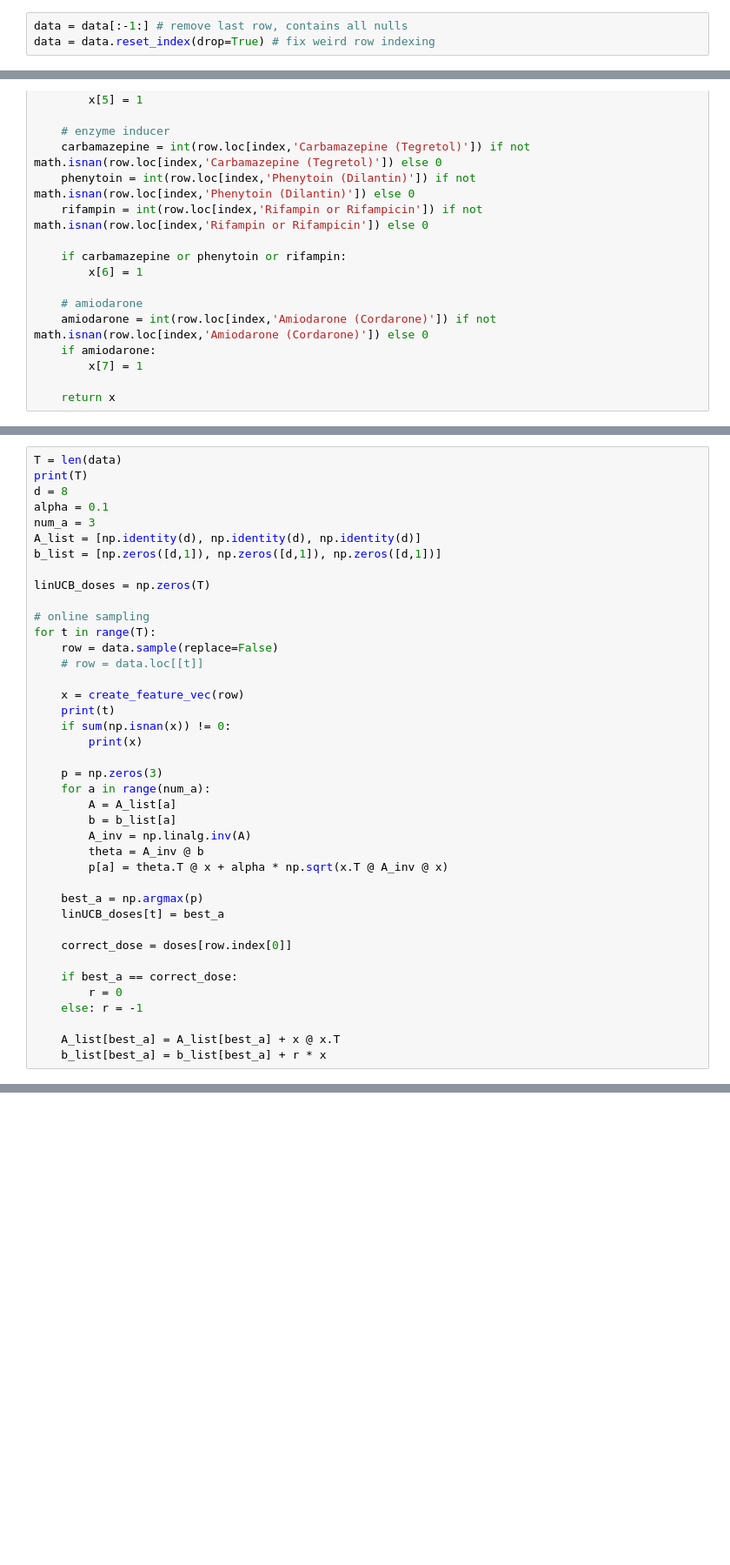
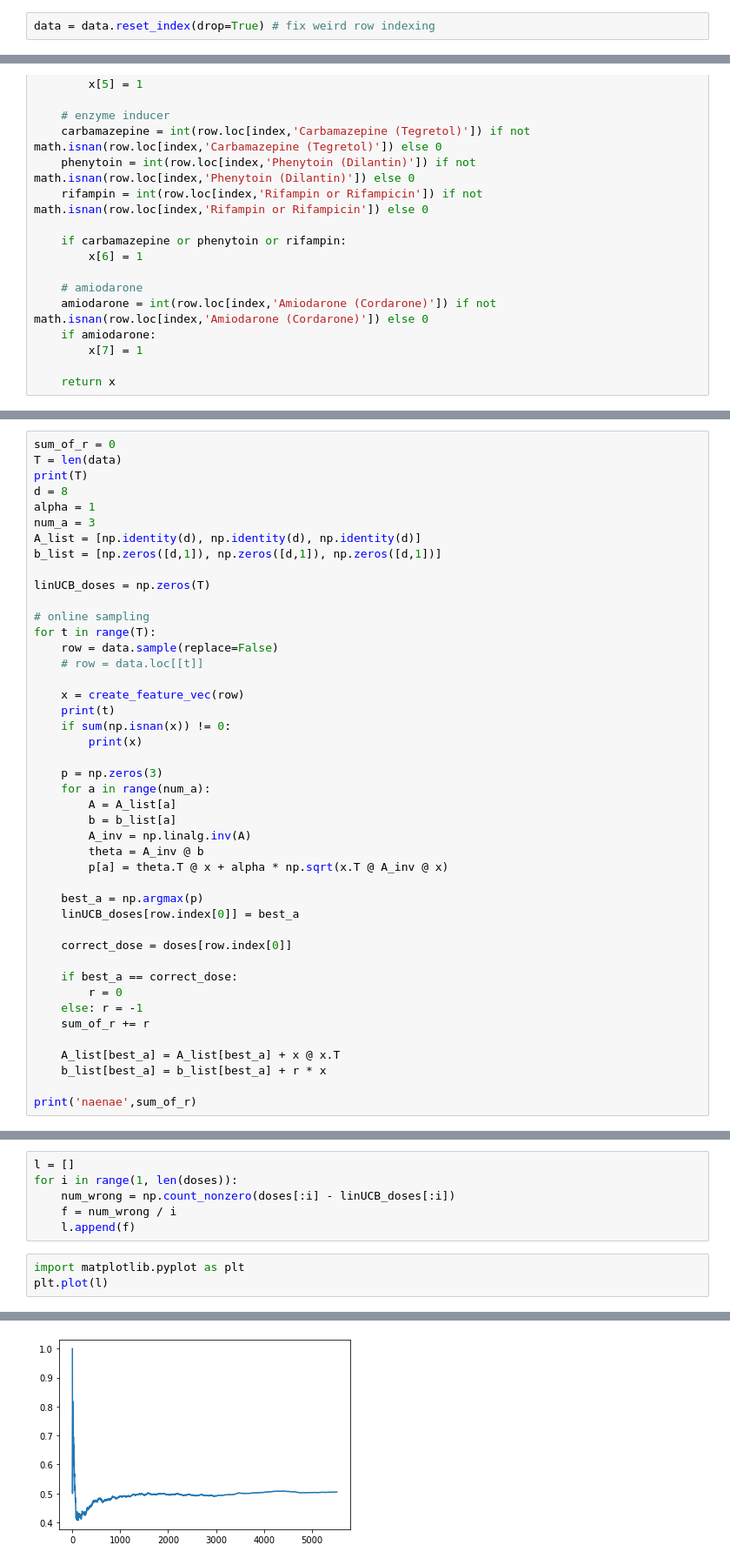
Before and after one commit to gmudel/cs234, a Jupyter notebook: UCB.ipynb, the cells around one changed output, grey strips where cells are left out. Shown at 87% size. Cells and saved outputs as stored; diff of their text form; blank space fills up the shorter version.

```diff
--- a/UCB.ipynb
+++ b/UCB.ipynb
@@ -8,7 +8,6 @@ import numpy as np
 data = pd.read_csv('data/warfarin.csv')
 data = data[data['Therapeutic Dose of Warfarin'].notnull()]
 # %%
-data = data[:-1:] # remove last row, contains all nulls
 data = data.reset_index(drop=True) # fix weird row indexing
 # %%
 def assign_bucket(n):
@@ -72,8 +71,9 @@ print(len(data))
 # %%
+sum_of_r = 0
 T = len(data)
 print(T)
 d = 8
-alpha = 0.1
+alpha = 1
 num_a = 3
 A_list = [np.identity(d), np.identity(d), np.identity(d)]
 b_list = [np.zeros([d,1]), np.zeros([d,1]), np.zeros([d,1])]
@@ -99,14 +99,17 @@ for t in range(T):
         p[a] = theta.T @ x + alpha * np.sqrt(x.T @ A_inv @ x)
 
     best_a = np.argmax(p)
-    linUCB_doses[t] = best_a
+    linUCB_doses[row.index[0]] = best_a
 
     correct_dose = doses[row.index[0]]
 
     if best_a == correct_dose:
         r = 0
     else: r = -1
+    sum_of_r += r
 
     A_list[best_a] = A_list[best_a] + x @ x.T
     b_list[best_a] = b_list[best_a] + r * x
+
+print('naenae',sum_of_r)
 # %% [output]
@@ -134,0 +141,10 @@ Performance of linUCB: 0.3903
+# %%
+l = []
+for i in range(1, len(doses)):
+    num_wrong = np.count_nonzero(doses[:i] - linUCB_doses[:i])
+    f = num_wrong / i
+    l.append(f)
+# %%
+import matplotlib.pyplot as plt
+plt.plot(l)
+# %% [output]
@@ -134,0 +152 @@ Performance of linUCB: 0.3903
+[figure, added]
```
Also changed, not shown: parts of 5 cells of this notebook.
